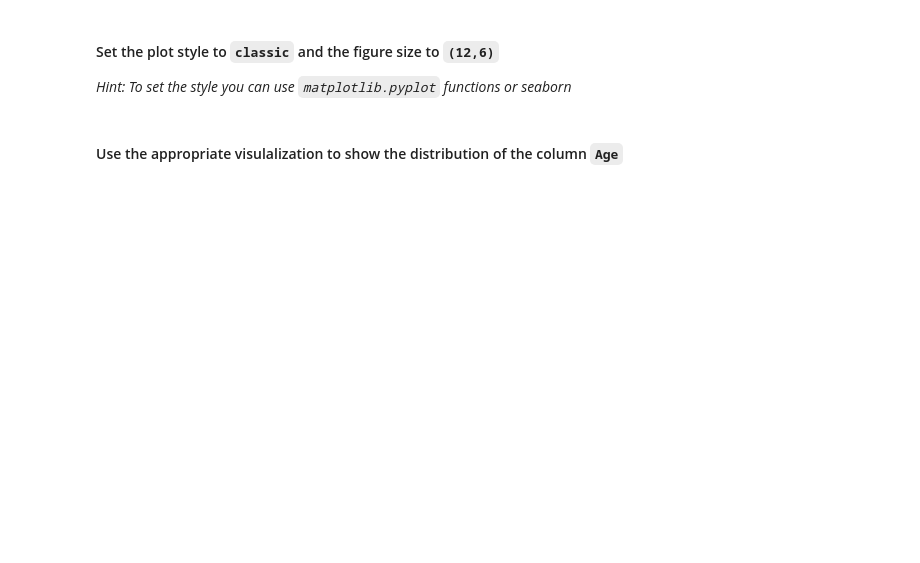
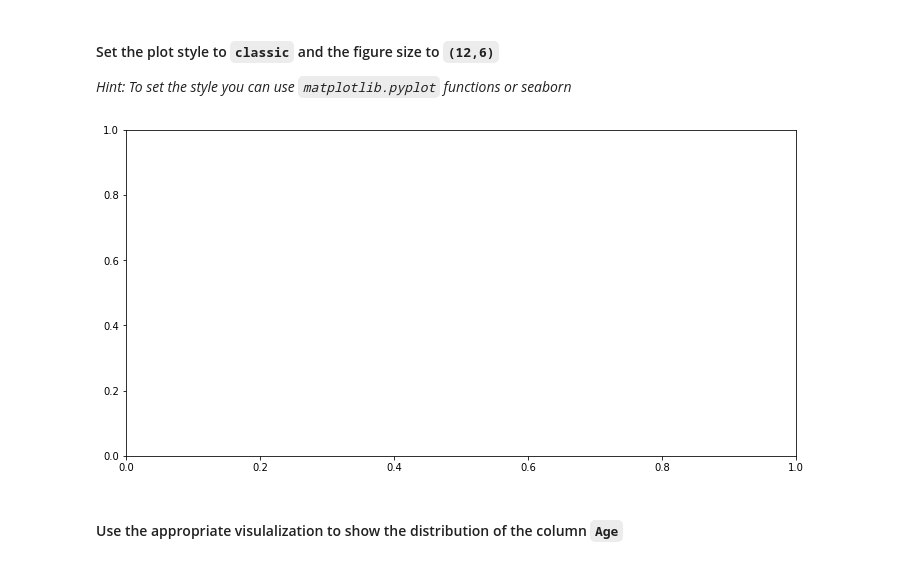
Before and after one commit to Ironhack-Data-Madrid-Enero-2021/lab-visualization-extra, a Jupyter notebook: challenge-2.ipynb, the cells around one changed output. Cells and saved outputs as stored; diff of their text form; code cells hidden in the pictures; blank space fills up the shorter version.

```diff
--- a/challenge-2.ipynb
+++ b/challenge-2.ipynb
@@ -35,2 +77,8 @@ titanic.head()
+# %%
+# your code here
+plt.style=('classic')
+fig, ax = plt.subplots(figsize=(12,6))
+# %% [output]
+[figure, added]
 # %% [markdown]
 #### Use the appropriate visulalization to show the distribution of the column `Age`
```
Also changed, not shown: parts of 17 cells of this notebook.
